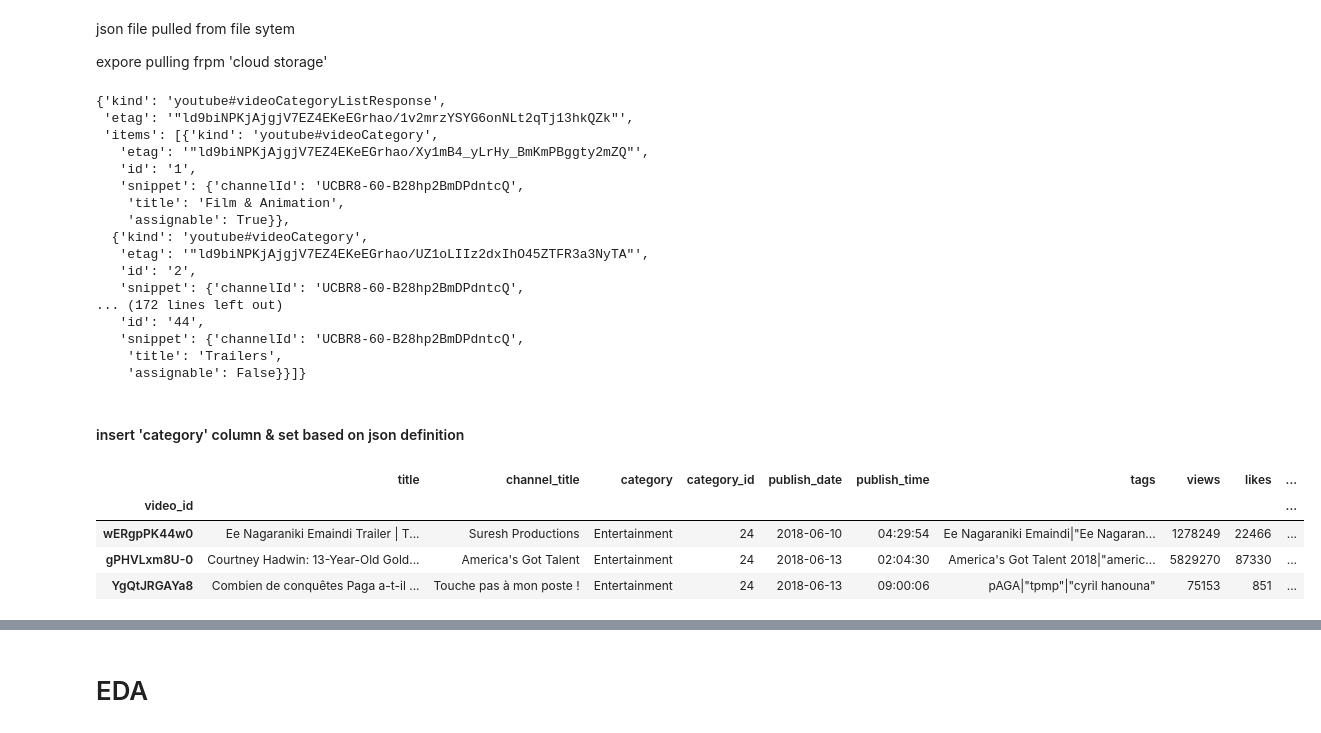
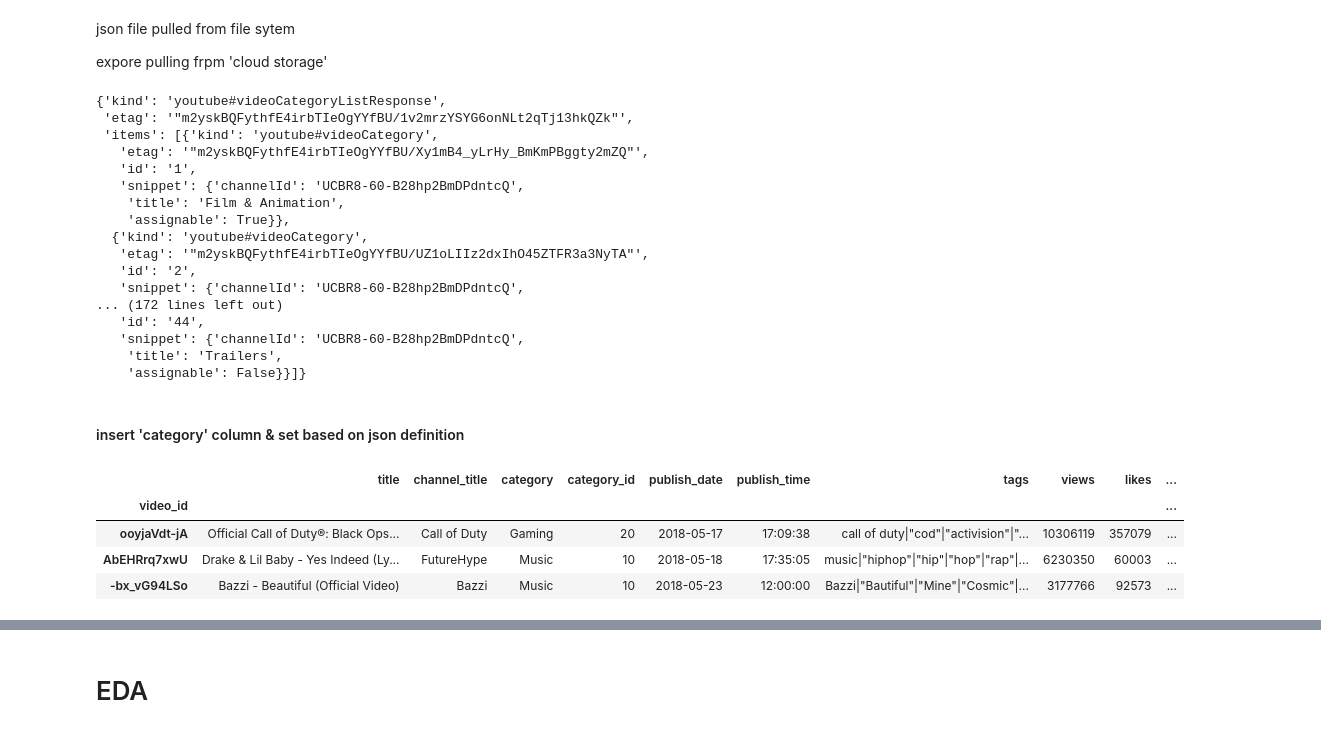
Before and after one commit to heidless-stillwater/data-cleaning, a Jupyter notebook: notebooks/clean-0.ipynb, the cells around one changed output, grey strips where cells are left out. Saved outputs shown, nothing was run; the diff lists cells and outputs as text; code cells hidden in the pictures.

```diff
--- a/notebooks/clean-0.ipynb
+++ b/notebooks/clean-0.ipynb
@@ -254,7 +241,7 @@ json file pulled from file sytem
 expore pulling frpm 'cloud storage'
 # %%
 # read file
-with open('CA_category_id.json', 'r') as f:  # reading one randomly selected json files to make sense of its contents
+with open('GB_category_id.json', 'r') as f:  # reading one randomly selected json files to make sense of its contents
     data = f.read()
 # parse file
 obj = json.loads(data)
@@ -262,15 +249,15 @@ obj = json.loads(data)
 obj
 # %% [output]
 {'kind': 'youtube#videoCategoryListResponse',
- 'etag': '"ld9biNPKjAjgjV7EZ4EKeEGrhao/1v2mrzYSYG6onNLt2qTj13hkQZk"',
+ 'etag': '"m2yskBQFythfE4irbTIeOgYYfBU/1v2mrzYSYG6onNLt2qTj13hkQZk"',
  'items': [{'kind': 'youtube#videoCategory',
-   'etag': '"ld9biNPKjAjgjV7EZ4EKeEGrhao/Xy1mB4_yLrHy_BmKmPBggty2mZQ"',
+   'etag': '"m2yskBQFythfE4irbTIeOgYYfBU/Xy1mB4_yLrHy_BmKmPBggty2mZQ"',
    'id': '1',
    'snippet': {'channelId': 'UCBR8-60-B28hp2BmDPdntcQ',
     'title': 'Film & Animation',
     'assignable': True}},
   {'kind': 'youtube#videoCategory',
-   'etag': '"ld9biNPKjAjgjV7EZ4EKeEGrhao/UZ1oLIIz2dxIhO45ZTFR3a3NyTA"',
+   'etag': '"m2yskBQFythfE4irbTIeOgYYfBU/UZ1oLIIz2dxIhO45ZTFR3a3NyTA"',
    'id': '2',
    'snippet': {'channelId': 'UCBR8-60-B28hp2BmDPdntcQ',
 ... (172 lines left out)
@@ -282,22 +269,22 @@ obj
 #### insert 'category' column & set based on json definition
 # %%
 category_id = {}
-with open('DE_category_id.json', 'r') as f:
+with open('GB_category_id.json', 'r') as f:
     d = json.load(f)
     for category in d['items']:
         category_id[category['id']] = category['snippet']['title']
 combined_df.insert(2, 'category', combined_df['category_id'].map(category_id))
 backup_df.insert(2, 'category', backup_df['category_id'].map(category_id))
 for df in all_dataframes:
     df.insert(2, 'category', df['category_id'].map(category_id))
 # Printing cleaned combined dataframe
 combined_df.head(3)
 # %% [output]
 |  | title | channel_title | category | category_id | publish_date | publish_time | tags | views | likes | ... |
 | video_id |  |  |  |  |  |  |  |  |  | ... |
-| wERgpPK44w0 | Ee Nagaraniki Emaindi Trailer | T... | Suresh Productions | Entertainment | 24 | 2018-06-10 | 04:29:54 | Ee Nagaraniki Emaindi|"Ee Nagaran... | 1278249 | 22466 | ... |
-| gPHVLxm8U-0 | Courtney Hadwin: 13-Year-Old Gold... | America's Got Talent | Entertainment | 24 | 2018-06-13 | 02:04:30 | America's Got Talent 2018|"americ... | 5829270 | 87330 | ... |
-| YgQtJRGAYa8 | Combien de conquêtes Paga a-t-il ... | Touche pas à mon poste ! | Entertainment | 24 | 2018-06-13 | 09:00:06 | pAGA|"tpmp"|"cyril hanouna" | 75153 | 851 | ... |
+| ooyjaVdt-jA | Official Call of Duty®: Black Ops... | Call of Duty | Gaming | 20 | 2018-05-17 | 17:09:38 | call of duty|"cod"|"activision"|"... | 10306119 | 357079 | ... |
+| AbEHRrq7xwU | Drake & Lil Baby - Yes Indeed (Ly... | FutureHype | Music | 10 | 2018-05-18 | 17:35:05 | music|"hiphop"|"hip"|"hop"|"rap"|... | 6230350 | 60003 | ... |
+| -bx_vG94LSo | Bazzi - Beautiful (Official Video) | Bazzi | Music | 10 | 2018-05-23 | 12:00:00 | Bazzi|"Bautiful"|"Mine"|"Cosmic"|... | 3177766 | 92573 | ... |
 # %%
 combined_df['category'].unique()
 # %% [output]
```
Also changed, not shown: parts of 9 cells of this notebook, 1 other file.
